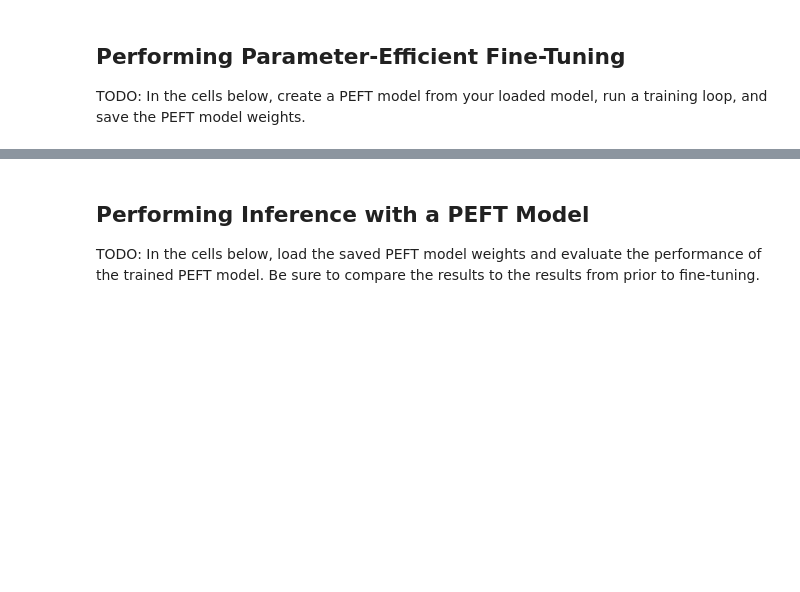
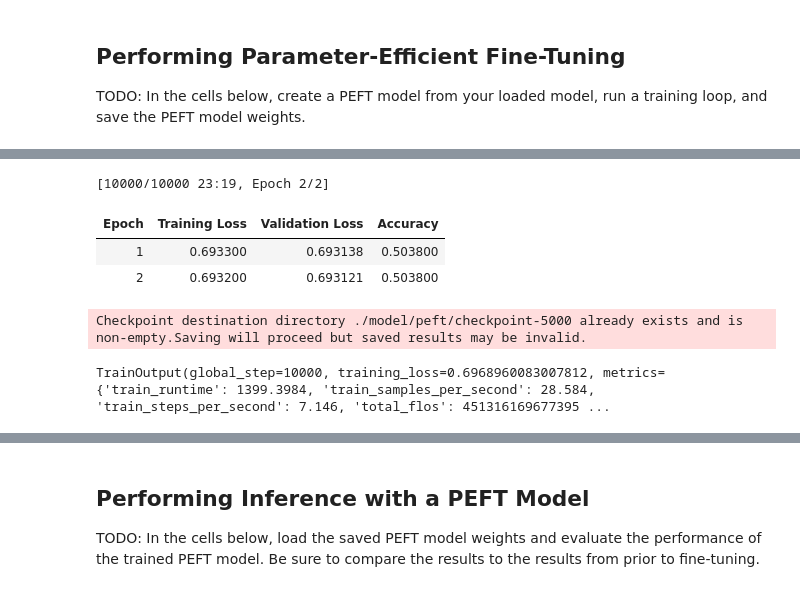
Before and after one commit to mafda/lightweight_fine_tuning_project, a Jupyter notebook: src/lightweight_finetuning.ipynb, the cells around one changed output, grey strips where cells are left out. Drawn from its saved outputs; the diff is of its cells as text; code cells hidden in the pictures; blank space fills up the shorter version.

Commit message:
Performing Parameter-Efficient Fine-Tuning

```diff
--- a/src/lightweight_finetuning.ipynb
+++ b/src/lightweight_finetuning.ipynb
@@ -203,3 +211,18 @@ df
 ## Performing Parameter-Efficient Fine-Tuning
 
 TODO: In the cells below, create a PEFT model from your loaded model, run a training loop, and save the PEFT model weights.
+# %%
+peft_config = LoraConfig(
+    task_type=TaskType.SEQ_CLS,
+    inference_mode=False,
+    r=8,
+    target_modules=["q_lin", "v_lin"],
+    lora_alpha=32,
+    lora_dropout=0.1
+)
+
+peft_model = AutoModelForSequenceClassification.from_pretrained(
+    "distilbert-base-uncased"
+)
+peft_model = get_peft_model(peft_model, peft_config)
+peft_model.print_trainable_parameters()
@@ -205,0 +233,33 @@ TODO: In the cells below, create a PEFT model from your loaded model, run a trai
+# %%
+peft_trainer = Trainer(
+    model=peft_model,
+    args=TrainingArguments(
+        output_dir="./model/peft",
+        # Set the learning rate
+        learning_rate=2e-3,
+        # Set the per device train batch size and eval batch size
+        per_device_train_batch_size=4,
+        per_device_eval_batch_size=4,
+        # Evaluate and save the model after each epoch
+        evaluation_strategy="epoch",
+        save_strategy="epoch",
+        # Set the learning rate
+        num_train_epochs=2,
+        weight_decay=0.01,
+        load_best_model_at_end=True,
+    ),
+    train_dataset=tokenized_dataset["train"],
+    eval_dataset=tokenized_dataset["test"],
+    tokenizer=tokenizer,
+    data_collator=DataCollatorWithPadding(tokenizer=tokenizer),
+    compute_metrics=compute_metrics,
+)
+
+peft_trainer.train()
+# %% [output]
+[10000/10000 23:19, Epoch 2/2]
+| Epoch | Training Loss | Validation Loss | Accuracy |
+| 1 | 0.693300 | 0.693138 | 0.503800 |
+| 2 | 0.693200 | 0.693121 | 0.503800 |
+Checkpoint destination directory ./model/peft/checkpoint-5000 already exists and is non-empty.Saving will proceed but saved results may be invalid.
+TrainOutput(global_step=10000, training_loss=0.6968960083007812, metrics={'train_runtime': 1399.3984, 'train_samples_per_second': 28.584, 'train_steps_per_second': 7.146, 'total_flos': 451316169677395 ...
```
Also changed, not shown: parts of 11 cells of this notebook.
